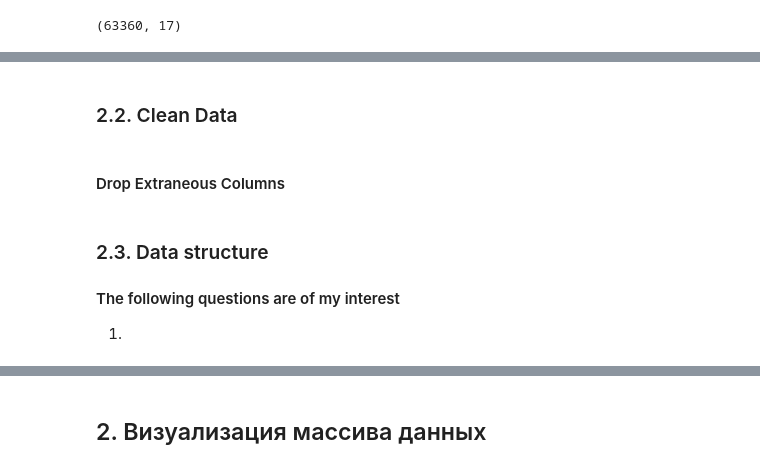
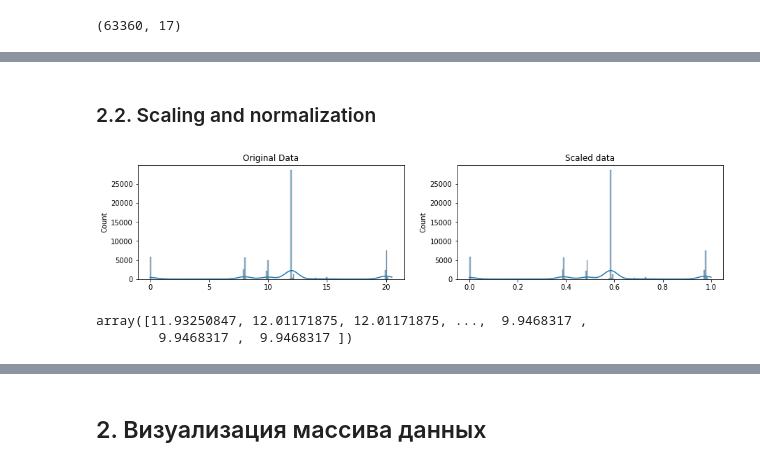
Before and after one commit to Randyrofed/Smart_Diagnosis, a Jupyter notebook: Smart_diagnosis.ipynb, the cells around one changed output, grey strips where cells are left out. Cells and saved outputs as stored; diff of their text form; code cells hidden in the pictures.

```diff
--- a/Smart_diagnosis.ipynb
+++ b/Smart_diagnosis.ipynb
@@ -105,10 +95,4 @@ excl_merged.describe()
 | 75% | 72.740345 | 1.000000 | 1724.000000 | 12.012804 | 438.024475 | ... |
 | max | 194.137009 | 8.000000 | 1803.000000 | 20.515408 | 500.000000 | ... |
 # %% [markdown]
-### 2.2. Clean Data
+### 2.2. Scaling and normalization
-# %% [markdown]
-#### Drop Extraneous Columns
-# %% [markdown]
- ### 2.3. Data structure
-#### The following questions are of my interest
-1)
@@ -114,0 +104,20 @@ excl_merged.describe()
+# %%
+# mix-max scale the data between 0 and 1
+original_data=excl_merged["Differential Speed RPM"].to_numpy() #переводим в array для корректной работы
+scaled_data = minmax_scaling(original_data, columns=[0])
+# plot both together to compare
+fig, ax = plt.subplots(1, 2, figsize=(15, 3))
+sn.histplot(original_data, ax=ax[0], kde=True, legend=False)
+ax[0].set_title("Original Data")
+sn.histplot(scaled_data, ax=ax[1], kde=True, legend=False)
+ax[1].set_title("Scaled data")
+plt.show()
+# %% [output]
+[figure, added]
+# %%
+#Copy the strictly positive data to posdata
+posdata = original_data[original_data > 0]
+posdata
+# %% [output]
+array([11.93250847, 12.01171875, 12.01171875, ...,  9.9468317 ,
+        9.9468317 ,  9.9468317 ])
```
Also changed, not shown: parts of 7 cells of this notebook, 2 other files.
